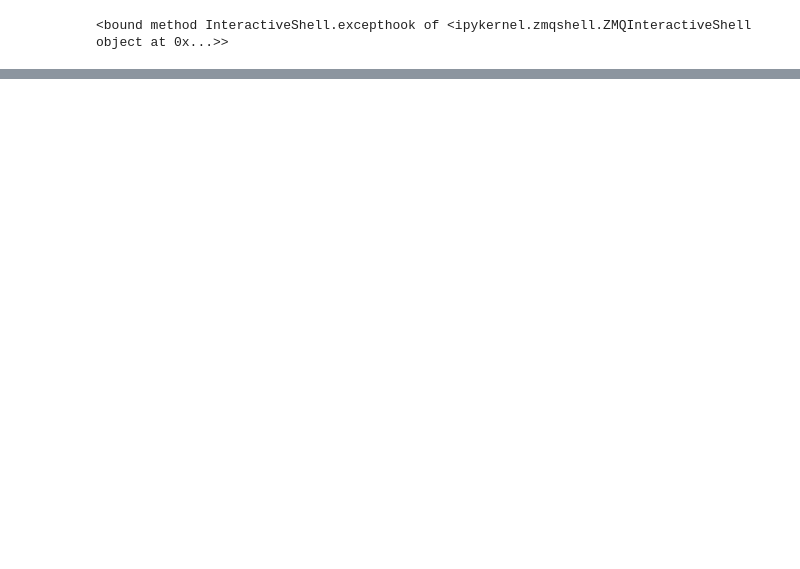
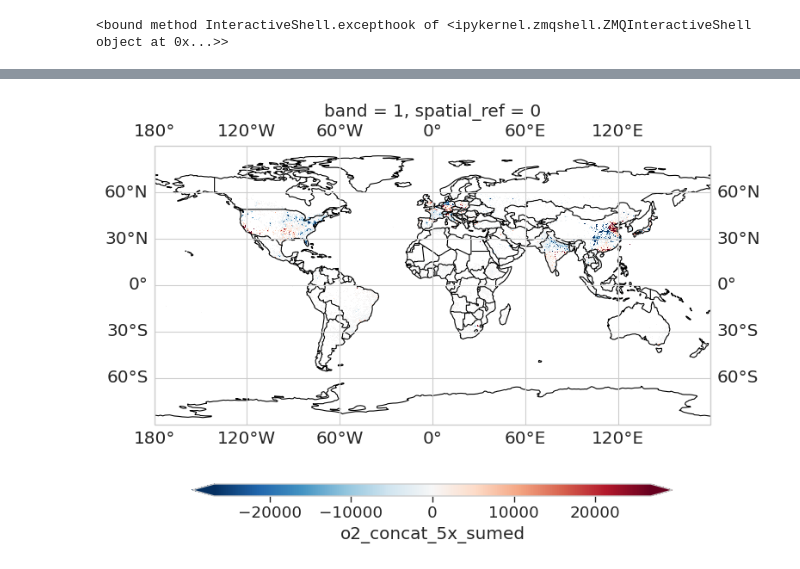
Before and after one commit to relativityhd/chaotic-carbon-networks, a Jupyter notebook: notebooks/degrees.ipynb, the cells around one changed output, grey strips where cells are left out. Cells and saved outputs as stored; diff of their text form; code cells hidden in the pictures; blank space fills up the shorter version.

```diff
--- a/notebooks/degrees.ipynb
+++ b/notebooks/degrees.ipynb
@@ -69,0 +65,3 @@ Attributes:
+# %%
+plot_world(co2.mean(dim="time"))
+# %% [output]
@@ -69,0 +69 @@ Attributes:
+[figure, added]
```
Also changed, not shown: parts of 16 cells of this notebook, 10 other files.
